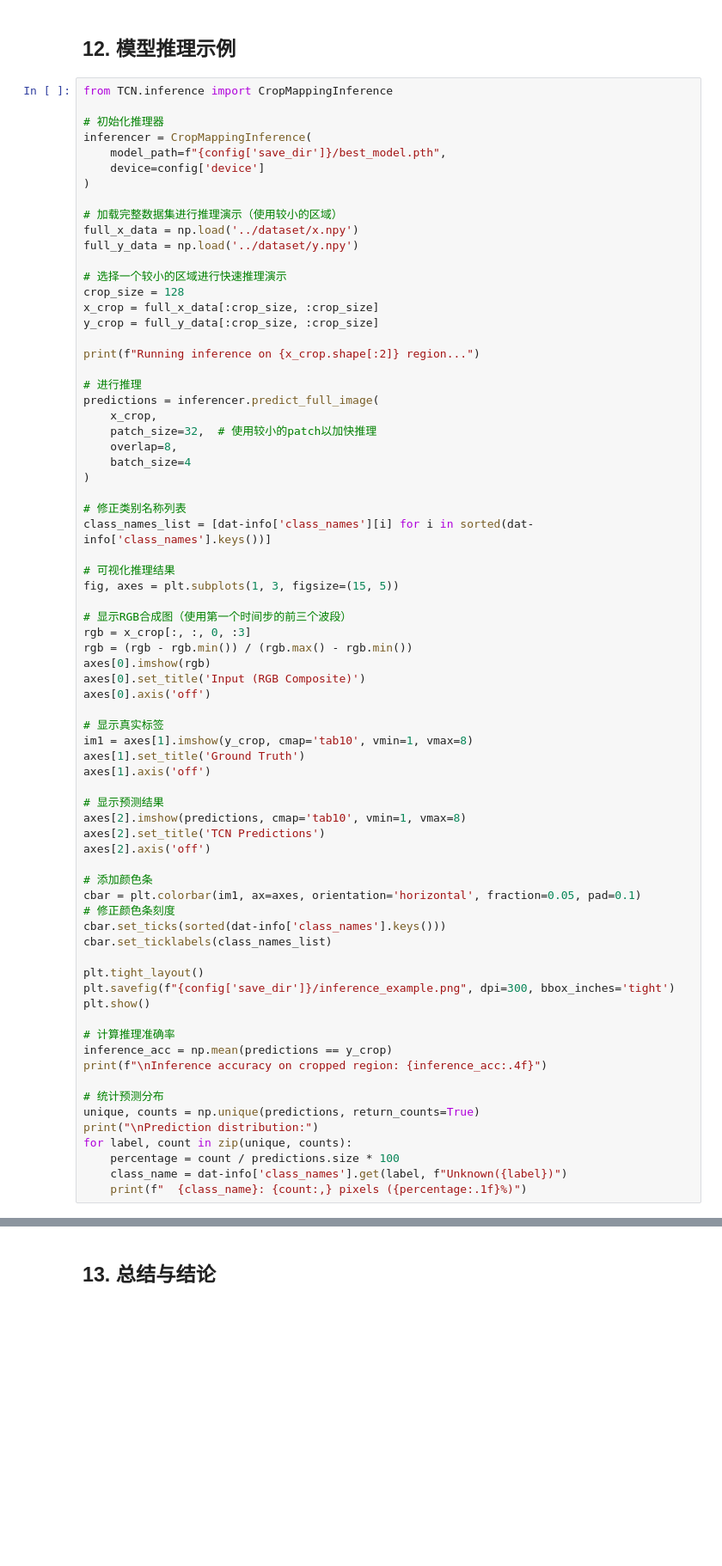
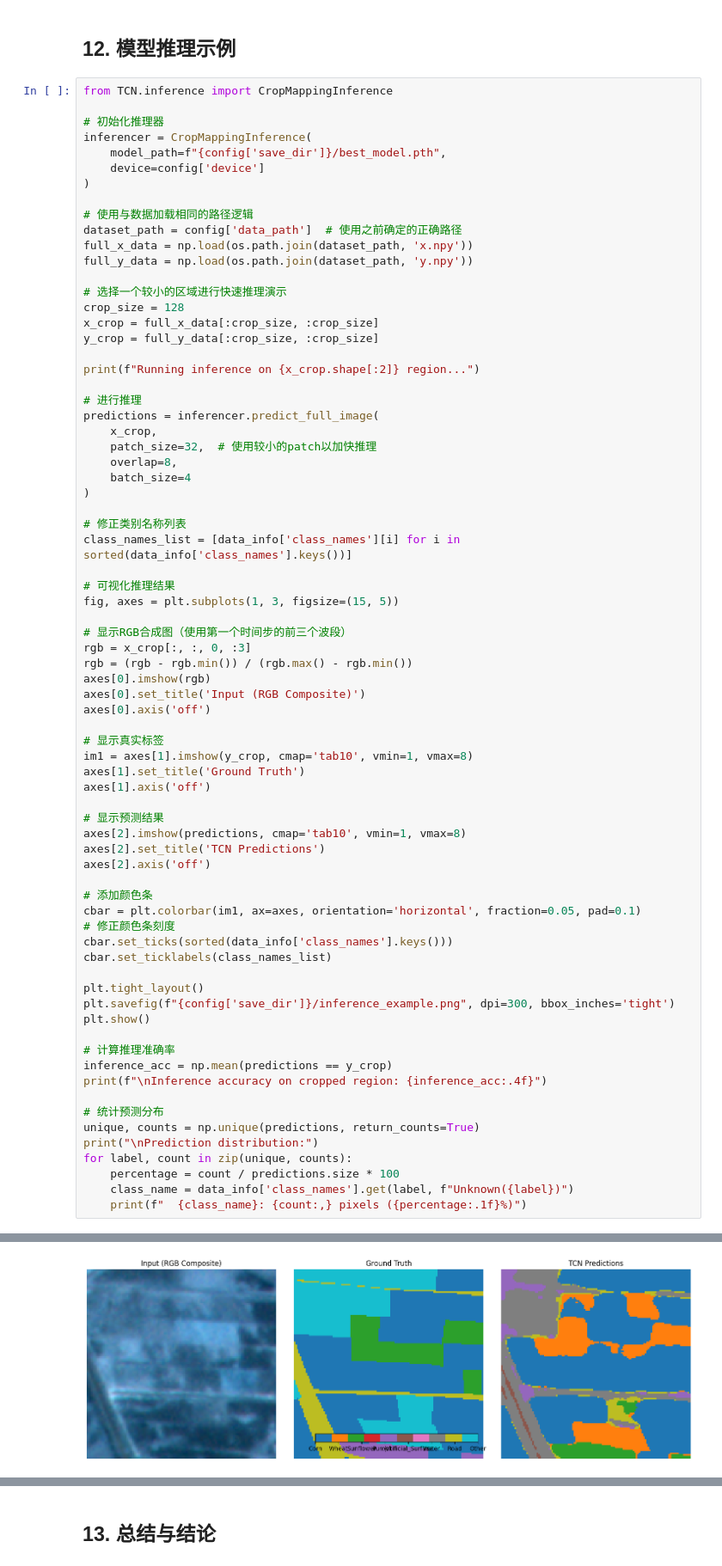
Before and after one commit to FF-crazy/Deep-crop-mapping, a Jupyter notebook: TCN/TCN_training_and_evaluation.ipynb, the cells around one changed output, grey strips where cells are left out. Shown at 86% size. Cells and saved outputs as stored; diff of their text form; blank space fills up the shorter version.

```diff
--- a/TCN/TCN_training_and_evaluation.ipynb
+++ b/TCN/TCN_training_and_evaluation.ipynb
@@ -659,9 +749,10 @@ inferencer = CropMappingInference(
     device=config['device']
 )
 
-# 加载完整数据集进行推理演示（使用较小的区域）
-full_x_data = np.load('../dataset/x.npy')
-full_y_data = np.load('../dataset/y.npy')
+# 使用与数据加载相同的路径逻辑
+dataset_path = config['data_path']  # 使用之前确定的正确路径
+full_x_data = np.load(os.path.join(dataset_path, 'x.npy'))
+full_y_data = np.load(os.path.join(dataset_path, 'y.npy'))
 
 # 选择一个较小的区域进行快速推理演示
 crop_size = 128
@@ -679,7 +770,7 @@ predictions = inferencer.predict_full_image(
 )
 
 # 修正类别名称列表
-class_names_list = [dat-info['class_names'][i] for i in sorted(dat-info['class_names'].keys())]
+class_names_list = [data_info['class_names'][i] for i in sorted(data_info['class_names'].keys())]
 
 # 可视化推理结果
 fig, axes = plt.subplots(1, 3, figsize=(15, 5))
@@ -704,7 +795,7 @@ axes[2].axis('off')
 # 添加颜色条
 cbar = plt.colorbar(im1, ax=axes, orientation='horizontal', fraction=0.05, pad=0.1)
 # 修正颜色条刻度
-cbar.set_ticks(sorted(dat-info['class_names'].keys()))
+cbar.set_ticks(sorted(data_info['class_names'].keys()))
 cbar.set_ticklabels(class_names_list)
 
 plt.tight_layout()
@@ -720,5 +811,6 @@ unique, counts = np.unique(predictions, return_counts=True)
 print("\nPrediction distribution:")
 for label, count in zip(unique, counts):
     percentage = count / predictions.size * 100
-    class_name = dat-info['class_names'].get(label, f"Unknown({label})")
+    class_name = data_info['class_names'].get(label, f"Unknown({label})")
     print(f"  {class_name}: {count:,} pixels ({percentage:.1f}%)")
+# %% [output]
@@ -724,0 +838 @@ for label, count in zip(unique, counts):
+[figure, added]
```
Also changed, not shown: parts of 11 cells of this notebook, 7 other files.
